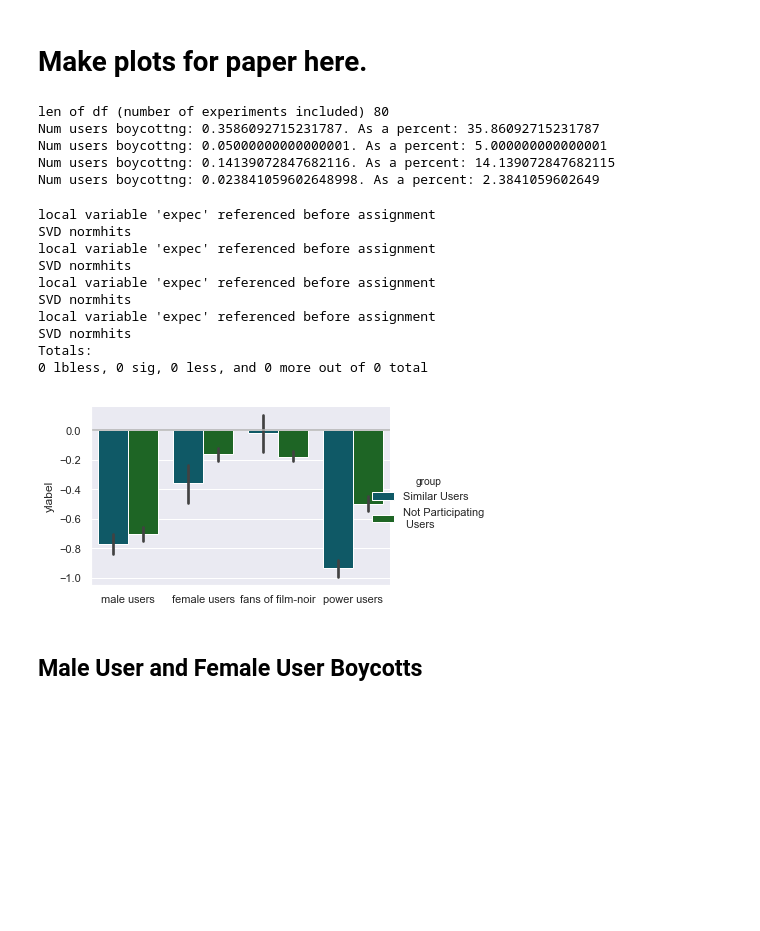
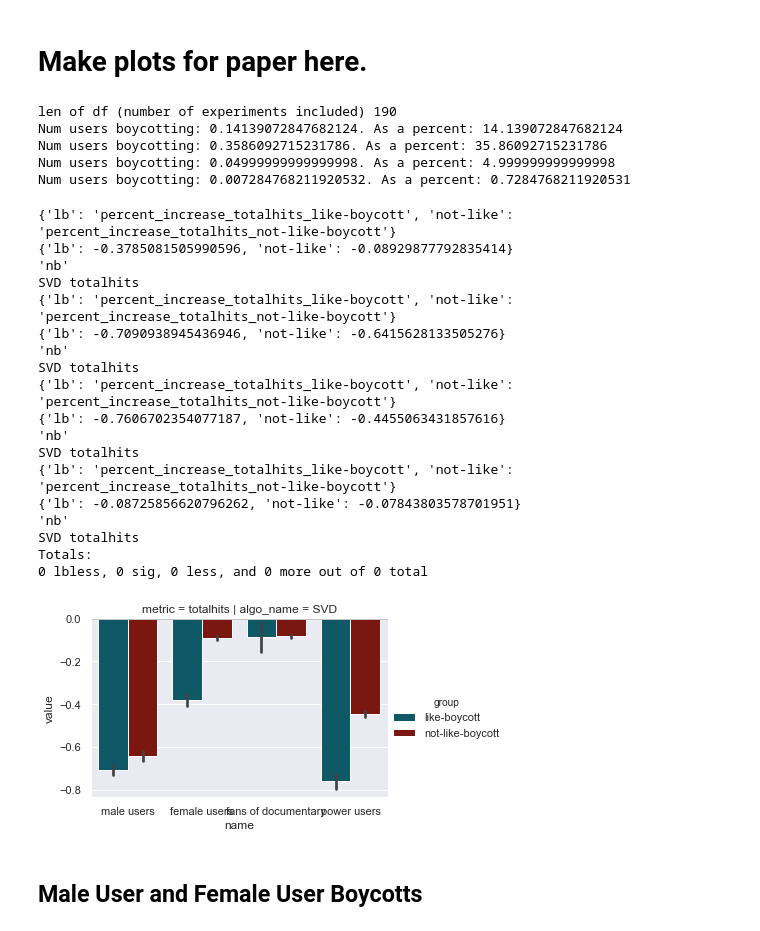
Before and after one commit to nickmvincent/surprise_sandbox, a Jupyter notebook: data_boycotts_and_strikes.ipynb, the cells around one changed output. Drawn from its saved outputs; the diff is of its cells as text; code cells hidden in the pictures; blank space fills up the shorter version.

```diff
--- a/data_boycotts_and_strikes.ipynb
+++ b/data_boycotts_and_strikes.ipynb
@@ -1299,33 +1403,6 @@ age_boycotts = normed_org_df[normed_org_df['type'] == 'age']
 occupation_boycotts = normed_org_df[normed_org_df['type'] == 'occupation']
 power_boycotts = normed_org_df[normed_org_df['type'] == 'power']
 genre_boycotts = normed_org_df[normed_org_df['type'] == 'genre']
-# %%
-palette={'all': 'b', 'non-boycott': 'g', 'expected': 'y', 'like-boycott': 'c'}
-
-def plot_all_three_scenarios(df, height=6):
-
-    total, total_sig, total_less, total_more, total_lbless = 0, 0, 0, 0, 0
-
-    half_users_df = half_users(df)
-    if not half_users_df.empty:
-        grid, (total2, total_sig2, total_less2, total_more2, total_lbless2), (diffs, ratios) = plot2(
-            half_users_df,
-            metrics=metrics,
-            increase=True, percents=True,
-            groups=['non-boycott', 'like-boycott', 'expected'],
-            height=height,
-            kind='bar',
-            palette=palette
-        )
-        grid.fig.suptitle('Half Users')
-        total += total2
-        total_sig += total_sig2
-        total_less += total_less2
-        total_more += total_more2
-        total_lbless += total_lbless2
-        print('total2', total2, total)
-
-    return (total, total_sig, total_less, total_more, total_lbless), (diffs, ratios)
 # %%
 running_totals = {
     'total': 0,
@@ -1347,45 +1429,58 @@ all_ratios = {
 # %%
 df1 = half_users(gender_boycotts)
 df2 = half_users(genre_boycotts)
 df3 = half_users(power_boycotts)
 
-grid, (total, total_sig, total_less, total_more, total_lbless), (diffs, ratios) = plot2(
+grid, (total, total_sig, total_less, total_more, total_lbless), (diffs, ratios, vals) = plot2(
     pd.concat([df1[
         #(df1.name.str.contains('female')) &
         (df1.algo_name == 'SVD')],
-        df2[(df2.name.str.contains('film-noir')) & (df2.algo_name == 'SVD')],
+        df2[(df2.name.str.contains('documentary')) & (df2.algo_name == 'SVD')],
         df3[(df3.name.str.contains('power')) & (df3.algo_name == 'SVD')]
 
     ]),
-    metrics=['normhits'],
-    increase=True, percents=True,
-    groups=['non-boycott', 'like-boycott', 'expected'],
+    metrics=metrics,
+    increase=USE_INCREASE, percents=USE_PERCENTS,
+    groups=[
+        #'non-boycott',
+        'like-boycott',
+        #'expected',
+        'not-like-boycott',
+    ],
     height=3.5,
     kind='bar',
     flip=True,
-    filename='h1.svg', save=True,
+    filename='h1.svg', save=False,
     palette=palette,
     aspect=1.5
 )
 
 plt.show()
 # %% [output]
-len of df (number of experiments included) 80
-Num users boycottng: 0.3586092715231787. As a percent: 35.86092715231787
-Num users boycottng: 0.05000000000000001. As a percent: 5.000000000000001
-Num users boycottng: 0.14139072847682116. As a percent: 14.139072847682115
-Num users boycottng: 0.023841059602648998. As a percent: 2.3841059602649
+len of df (number of experiments included) 190
+Num users boycotting: 0.14139072847682124. As a percent: 14.139072847682124
+Num users boycotting: 0.3586092715231786. As a percent: 35.86092715231786
+Num users boycotting: 0.04999999999999998. As a percent: 4.999999999999998
+Num users boycotting: 0.007284768211920532. As a percent: 0.7284768211920531
-local variable 'expec' referenced before assignment
-SVD normhits
-local variable 'expec' referenced before assignment
-SVD normhits
-local variable 'expec' referenced before assignment
-SVD normhits
-local variable 'expec' referenced before assignment
-SVD normhits
+{'lb': 'percent_increase_totalhits_like-boycott', 'not-like': 'percent_increase_totalhits_not-like-boycott'}
+{'lb': -0.3785081505990596, 'not-like': -0.08929877792835414}
+'nb'
+SVD totalhits
+{'lb': 'percent_increase_totalhits_like-boycott', 'not-like': 'percent_increase_totalhits_not-like-boycott'}
+{'lb': -0.7090938945436946, 'not-like': -0.6415628133505276}
+'nb'
+SVD totalhits
+{'lb': 'percent_increase_totalhits_like-boycott', 'not-like': 'percent_increase_totalhits_not-like-boycott'}
+{'lb': -0.7606702354077187, 'not-like': -0.4455063431857616}
+'nb'
+SVD totalhits
+{'lb': 'percent_increase_totalhits_like-boycott', 'not-like': 'percent_increase_totalhits_not-like-boycott'}
+{'lb': -0.08725856620796262, 'not-like': -0.07843803578701951}
+'nb'
+SVD totalhits
 Totals:
 0 lbless, 0 sig, 0 less, and 0 more out of 0 total
-[figure, old version]
+[figure, new version]
 # %% [markdown]
 ## Male User and Female User Boycotts
 # %%
```
Also changed, not shown: parts of 41 cells of this notebook, 20 other files.
